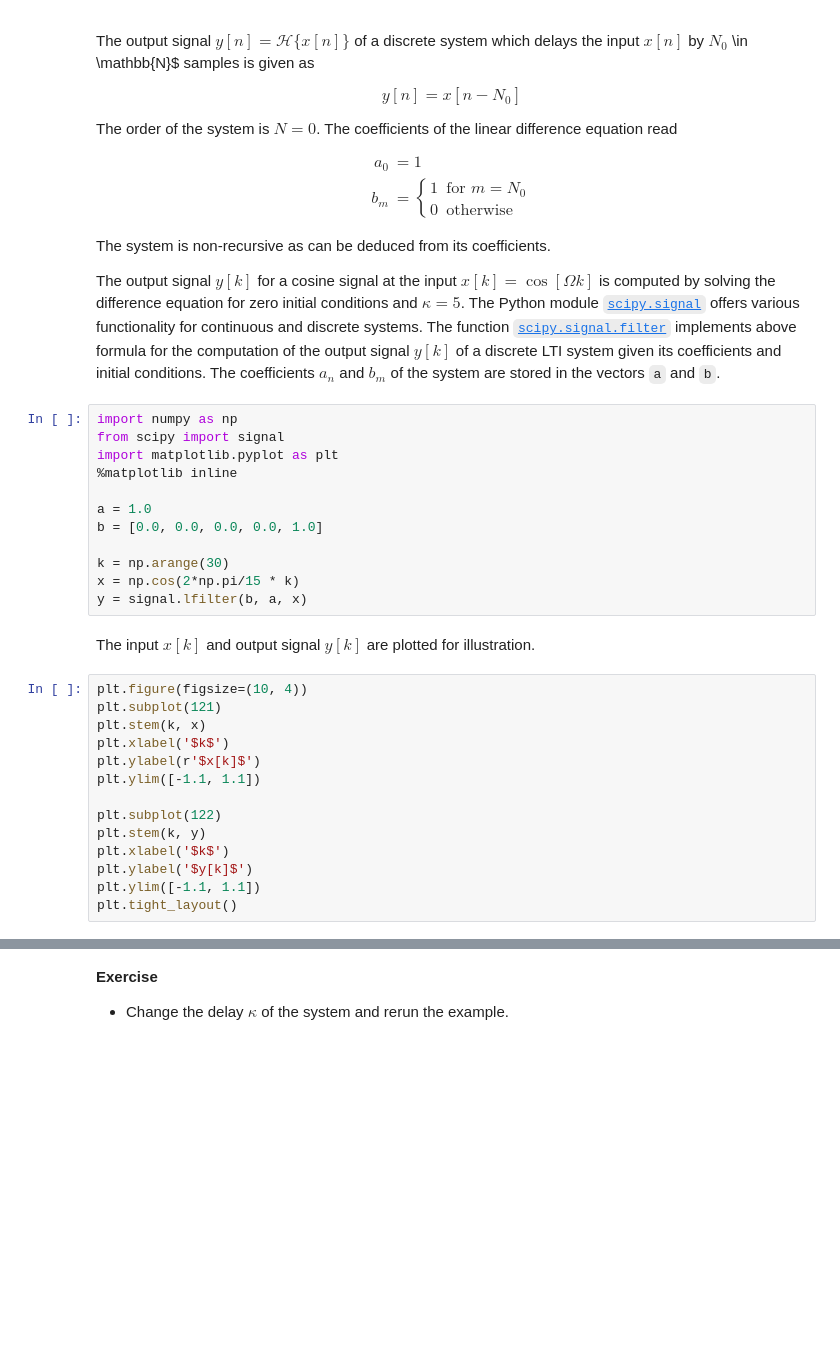
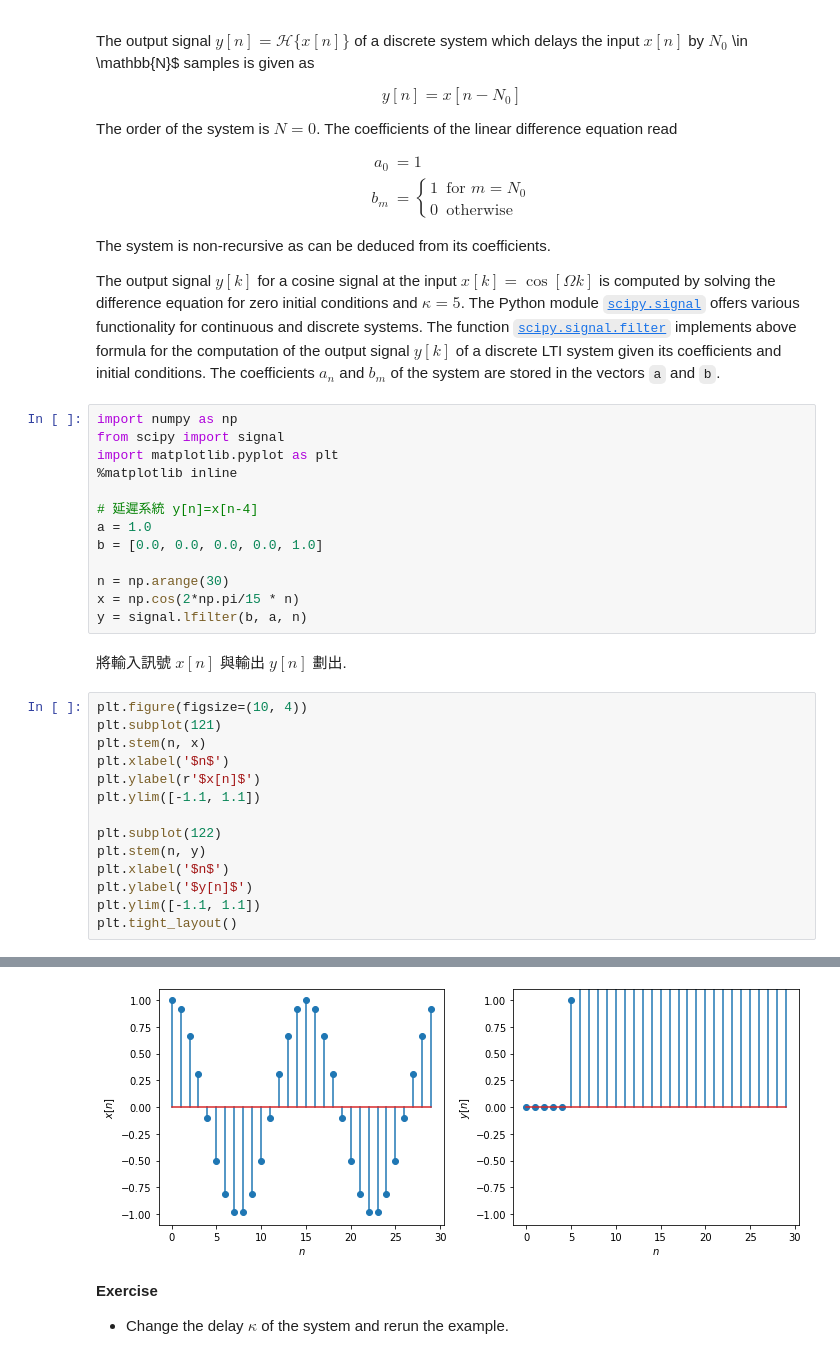
Before and after one commit to luckguy/SS2022, a Jupyter notebook: SS06.ipynb, the cells around one changed output, grey strips where cells are left out. Cells and saved outputs as stored; diff of their text form; blank space fills up the shorter version.

```diff
--- a/SS06.ipynb
+++ b/SS06.ipynb
@@ -81,26 +77,27 @@ from scipy import signal
 import matplotlib.pyplot as plt
 %matplotlib inline
 
+# 延遲系統 y[n]=x[n-4]
 a = 1.0
 b = [0.0, 0.0, 0.0, 0.0, 1.0]
 
-k = np.arange(30)
-x = np.cos(2*np.pi/15 * k)
-y = signal.lfilter(b, a, x)
+n = np.arange(30)
+x = np.cos(2*np.pi/15 * n)
+y = signal.lfilter(b, a, n)
-# %% [markdown]
-The input $x[k]$ and output signal $y[k]$ are plotted for illustration.
+# %% [markdown]
+將輸入訊號 $x[n]$ 與輸出 $y[n]$ 劃出.
 # %%
 plt.figure(figsize=(10, 4))
 plt.subplot(121)
-plt.stem(k, x)
-plt.xlabel('$k$')
-plt.ylabel(r'$x[k]$')
+plt.stem(n, x)
+plt.xlabel('$n$')
+plt.ylabel(r'$x[n]$')
 plt.ylim([-1.1, 1.1])
 
 plt.subplot(122)
-plt.stem(k, y)
-plt.xlabel('$k$')
-plt.ylabel('$y[k]$')
+plt.stem(n, y)
+plt.xlabel('$n$')
+plt.ylabel('$y[n]$')
 plt.ylim([-1.1, 1.1])
 plt.tight_layout()
 # %% [output]
@@ -108,3 +104,4 @@ plt.tight_layout()
+[figure, added]
 # %% [markdown]
 **Exercise**
 
```
Also changed, not shown: parts of 3 cells of this notebook.
